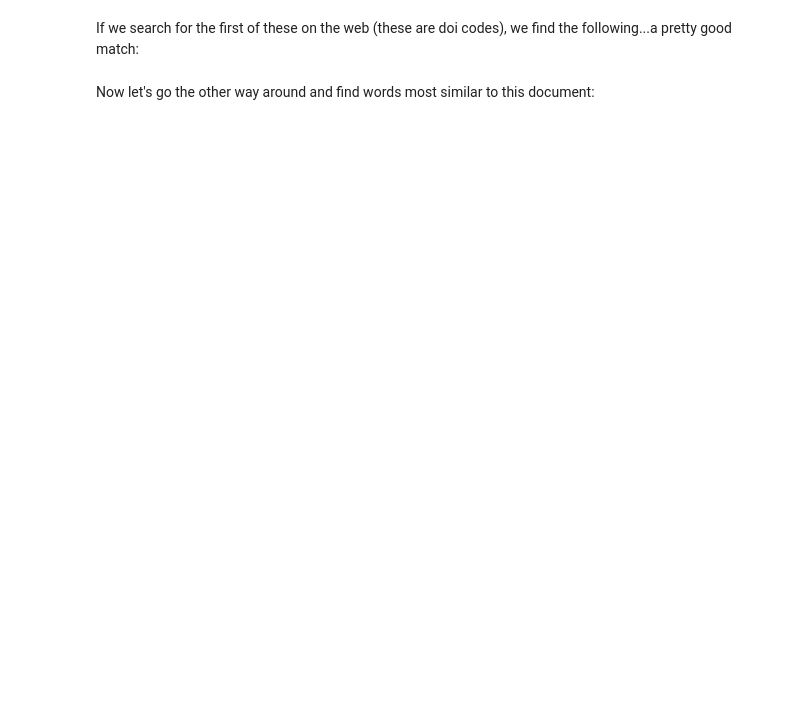
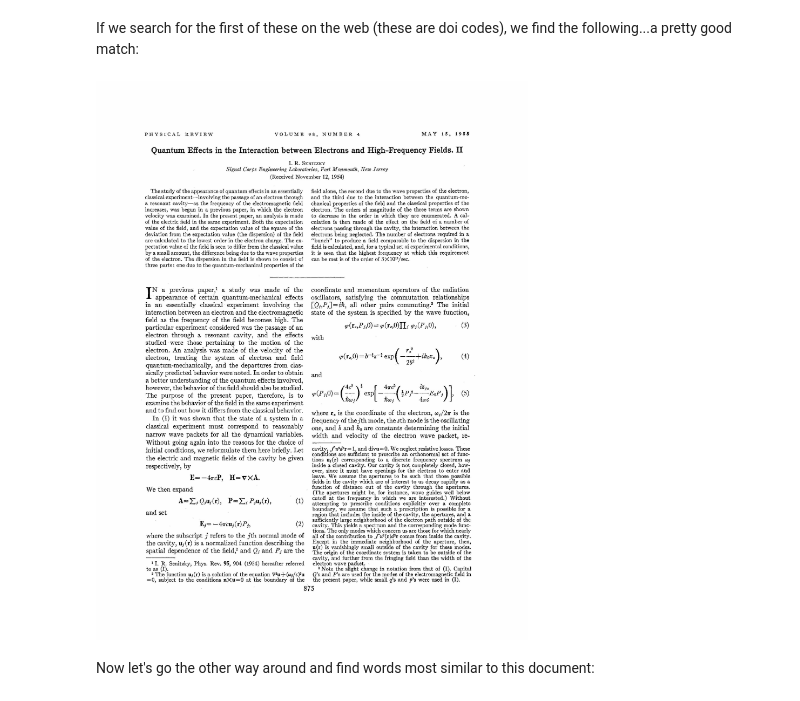
Before and after one commit to AllisonXiong/Content-Analysis, a Jupyter notebook: 4_Word_Embeddings.ipynb, the cells around one changed output. Saved outputs shown, nothing was run; the diff lists cells and outputs as text; code cells hidden in the pictures; blank space fills up the shorter version.

```diff
--- a/4_Word_Embeddings.ipynb
+++ b/4_Word_Embeddings.ipynb
@@ -700,7 +726,9 @@ apsD2V.docvecs.most_similar([ apsD2V['electron'] ], topn=5 )
 If we search for the first of these on the web (these are doi codes), we find the following...a pretty good match:
 # %%
 from IPython.display import Image
-Image("../data/PhysRev.98.875.jpg", width=1000, height=1000)
+Image("PhysRev.98.875.jpg", width=1000, height=1000)
+# %% [output]
+[figure, added]
 # %% [markdown]
 Now let's go the other way around and find words most similar to this document:
 # %%
```
Also changed, not shown: parts of 33 cells of this notebook.
